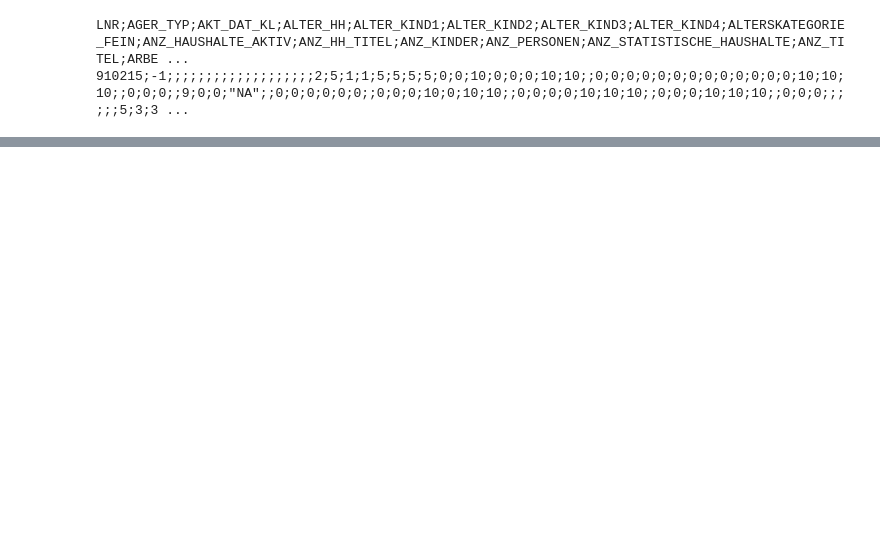
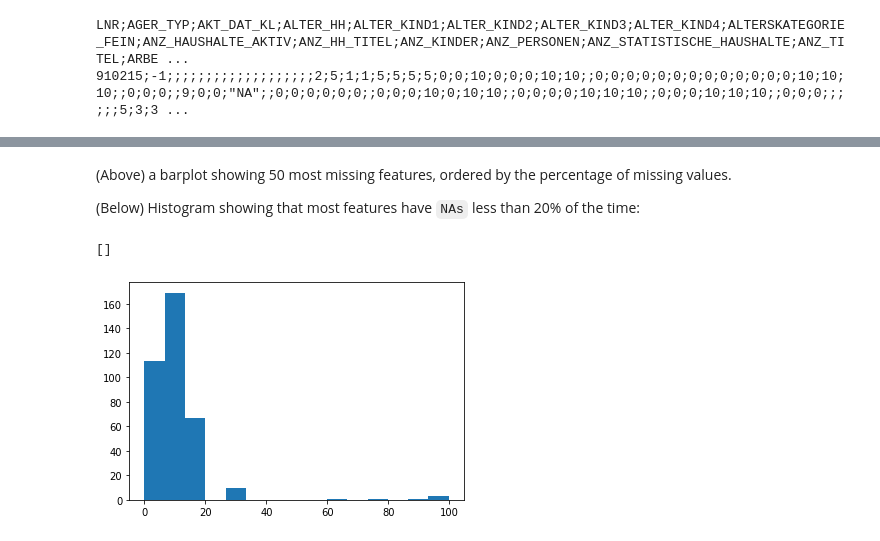
Before and after one commit to vaxherra/Arvato-Customer-Segmentation, a Jupyter notebook: EDA/01_EDA_AZIDAS.ipynb, the cells around one changed output, grey strips where cells are left out. Drawn from its saved outputs; the diff is of its cells as text; code cells hidden in the pictures; blank space fills up the shorter version.

```diff
--- a/EDA/01_EDA_AZIDAS.ipynb
+++ b/EDA/01_EDA_AZIDAS.ipynb
@@ -32,0 +77,10 @@ azdias
+# %% [markdown]
+(Above) a barplot showing 50 most missing features, ordered by the percentage of missing values.
+
+(Below) Histogram showing that most features have `NAs` less than 20% of the time:
+# %%
+plt.hist(empty_cells,bins=15)
+plt.plot()
+# %% [output]
+[]
+[figure, added]
```
Also changed, not shown: parts of 36 cells of this notebook, 1 other file.
